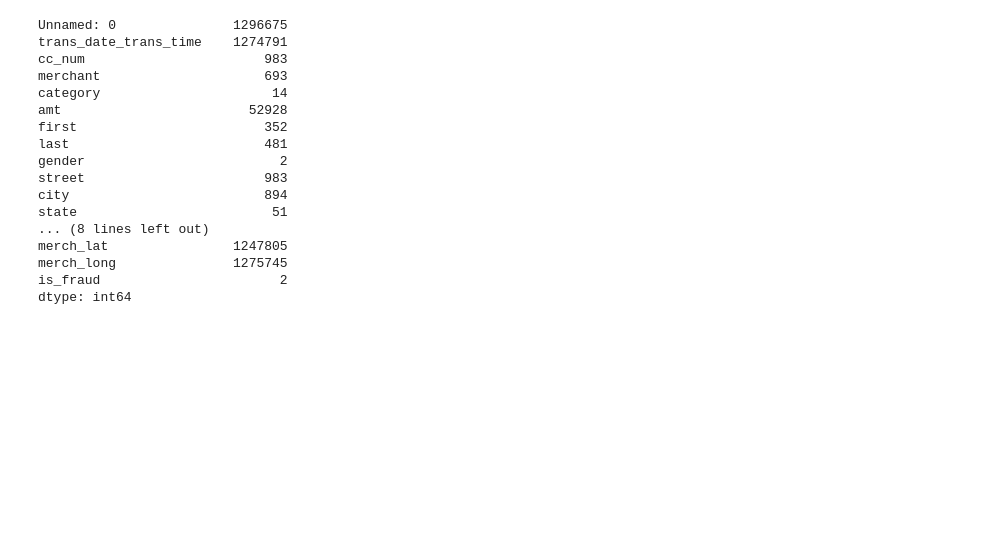
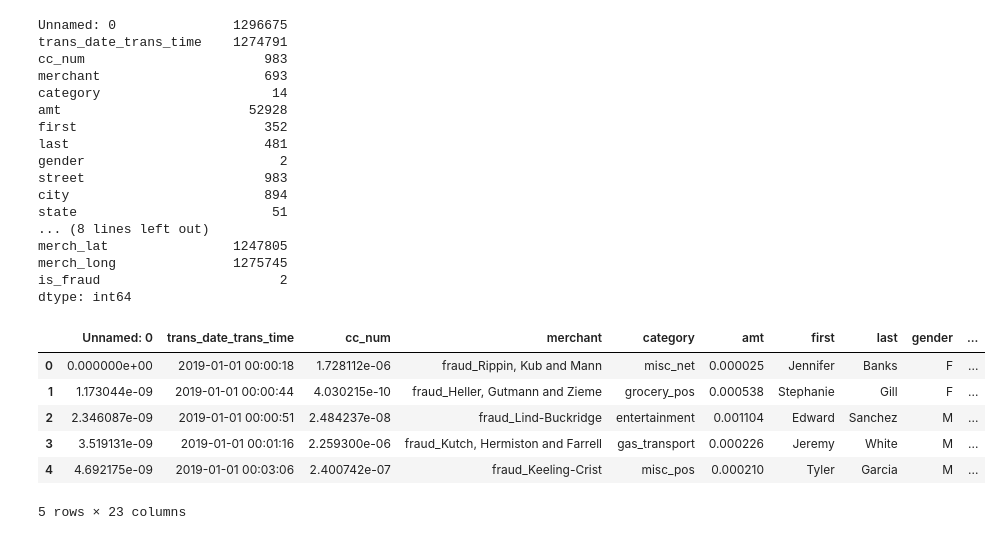
Before and after one commit to alexish4/Preprocessing, a Jupyter notebook: Preprocess.ipynb, the cells around one changed output. Saved outputs shown, nothing was run; the diff lists cells and outputs as text; code cells hidden in the pictures; blank space fills up the shorter version.

```diff
--- a/Preprocess.ipynb
+++ b/Preprocess.ipynb
@@ -153,6 +153,21 @@ dtype: int64
 df = dataset.copy()
 # %%
 cat_col = df.select_dtypes(exclude = ['float64','int64']).columns
+# %%
+#using normalize method from scikit
+num_cols = df.select_dtypes(include=['number']).columns
+
+df[num_cols] = normalize(df[num_cols], axis=0)
+
+df.head()
+# %% [output]
+|  | Unnamed: 0 | trans_date_trans_time | cc_num | merchant | category | amt | first | last | gender | ... |
+| 0 | 0.000000e+00 | 2019-01-01 00:00:18 | 1.728112e-06 | fraud_Rippin, Kub and Mann | misc_net | 0.000025 | Jennifer | Banks | F | ... |
+| 1 | 1.173044e-09 | 2019-01-01 00:00:44 | 4.030215e-10 | fraud_Heller, Gutmann and Zieme | grocery_pos | 0.000538 | Stephanie | Gill | F | ... |
+| 2 | 2.346087e-09 | 2019-01-01 00:00:51 | 2.484237e-08 | fraud_Lind-Buckridge | entertainment | 0.001104 | Edward | Sanchez | M | ... |
+| 3 | 3.519131e-09 | 2019-01-01 00:01:16 | 2.259300e-06 | fraud_Kutch, Hermiston and Farrell | gas_transport | 0.000226 | Jeremy | White | M | ... |
+| 4 | 4.692175e-09 | 2019-01-01 00:03:06 | 2.400742e-07 | fraud_Keeling-Crist | misc_pos | 0.000210 | Tyler | Garcia | M | ... |
+5 rows × 23 columns
 # %%
 label_encoder = LabelEncoder()
 
```
Also changed, not shown: parts of 4 cells of this notebook.
